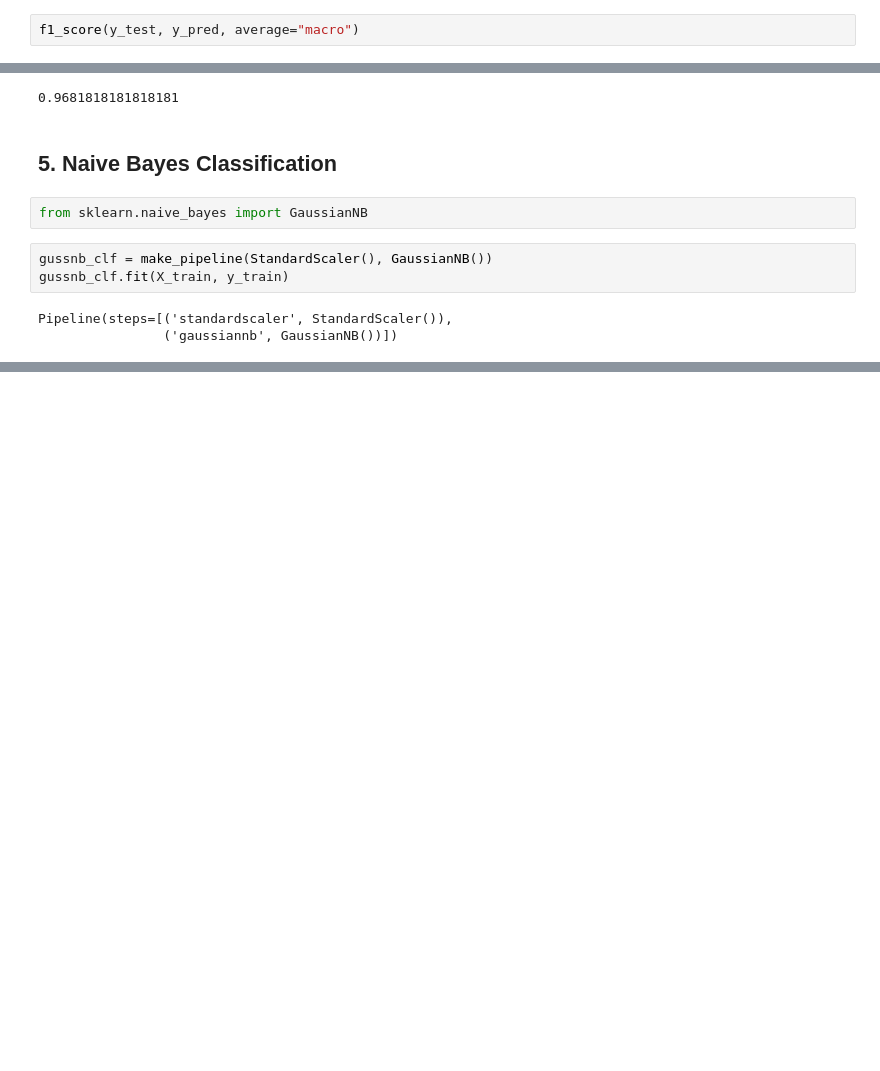
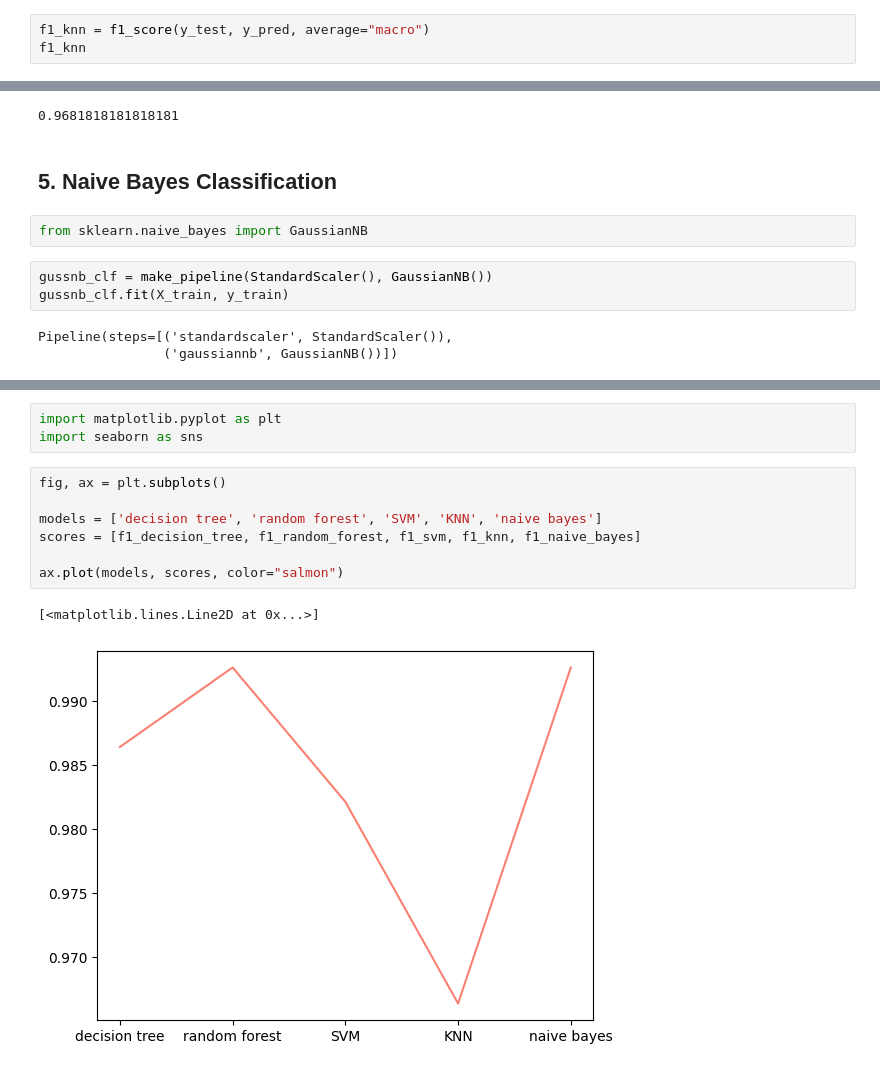
Before and after one commit to Sakib-Dalal/Crop_Recommendation_AI, a Jupyter notebook: Notebook/main.ipynb, the cells around one changed output, grey strips where cells are left out. Saved outputs shown, nothing was run; the diff lists cells and outputs as text; blank space fills up the shorter version.

```diff
--- a/Notebook/main.ipynb
+++ b/Notebook/main.ipynb
@@ -837,7 +813,8 @@ plt.show()
 # %% [output]
 [figure]
 # %%
-f1_score(y_test, y_pred, average="macro")
+f1_knn = f1_score(y_test, y_pred, average="macro")
+f1_knn
 # %% [output]
 0.9663530924906207
 # %%
@@ -856,0 +975,13 @@ Pipeline(steps=[('standardscaler', StandardScaler()),
+# %%
+import matplotlib.pyplot as plt
+import seaborn as sns
+# %%
+fig, ax = plt.subplots()
+
+models = ['decision tree', 'random forest', 'SVM', 'KNN', 'naive bayes']
+scores = [f1_decision_tree, f1_random_forest, f1_svm, f1_knn, f1_naive_bayes]
+
+ax.plot(models, scores, color="salmon")
+# %% [output]
+[<matplotlib.lines.Line2D at 0x...>]
+[figure, added]
```
Also changed, not shown: parts of 36 cells of this notebook.
